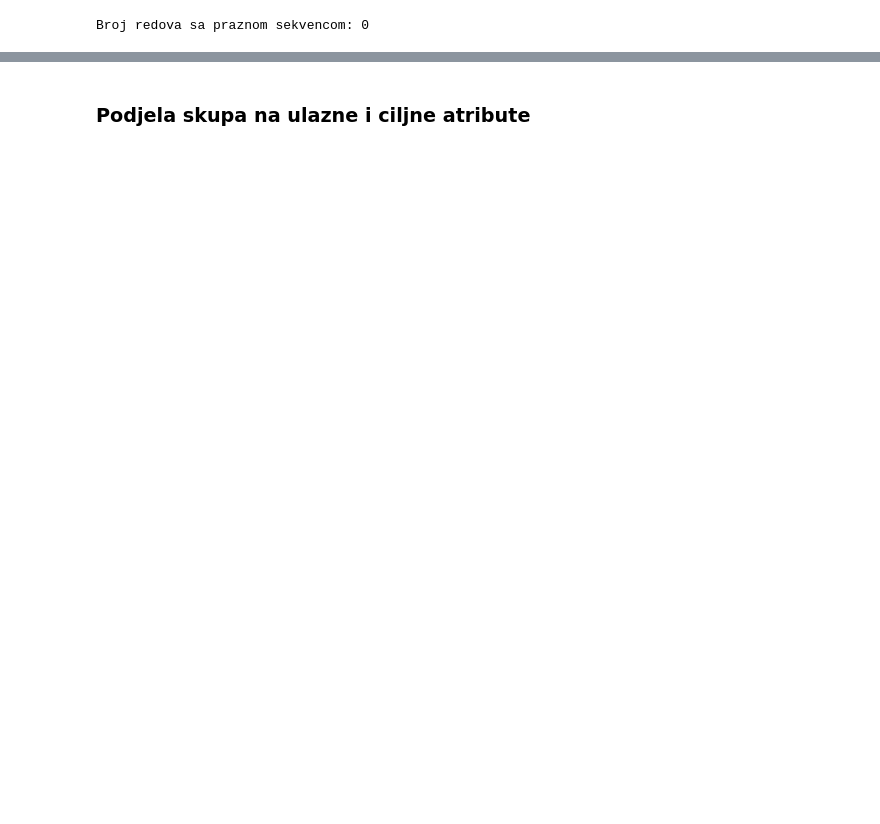
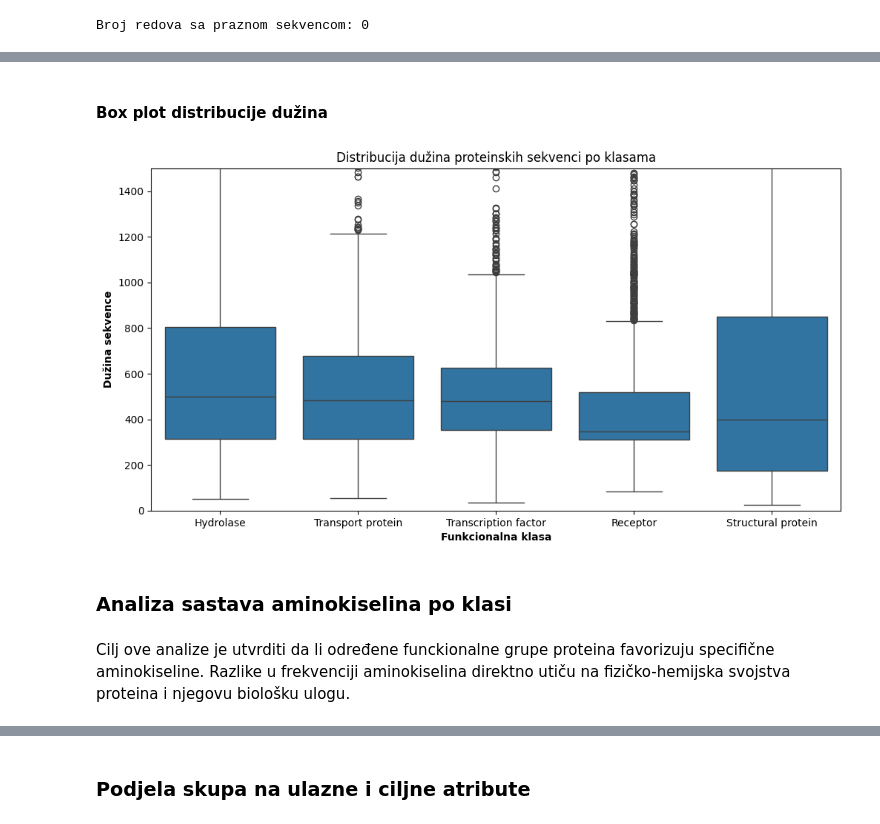
Before and after one commit to AnaKondic/protein-sequence-classification, a Jupyter notebook: protein_sequence_classification.ipynb, the cells around one changed output, grey strips where cells are left out. Drawn from its saved outputs; the diff is of its cells as text; code cells hidden in the pictures; blank space fills up the shorter version.

```diff
--- a/protein_sequence_classification.ipynb
+++ b/protein_sequence_classification.ipynb
@@ -115,0 +184,16 @@ Nakon odbacivanja: 7443 proteina
+# %% [markdown]
+#### Box plot distribucije dužina
+# %%
+plt.figure(figsize=(12, 6))
+sns.boxplot(x="label", y="seq_length", data=dataset)
+plt.title("Distribucija dužina proteinskih sekvenci po klasama")
+plt.xlabel("Funkcionalna klasa", fontweight="bold")
+plt.ylabel("Dužina sekvence", fontweight="bold")
+plt.ylim(0, 1500)
+plt.show()
+# %% [output]
+[figure, added]
+# %% [markdown]
+### Analiza sastava aminokiselina po klasi
+# %% [markdown]
+Cilj ove analize je utvrditi da li određene funckionalne grupe proteina favorizuju specifične aminokiseline. Razlike u frekvenciji aminokiselina direktno utiču na fizičko-hemijska svojstva proteina i njegovu biološku ulogu.
```
Also changed, not shown: parts of 44 cells of this notebook, 5 other files.
